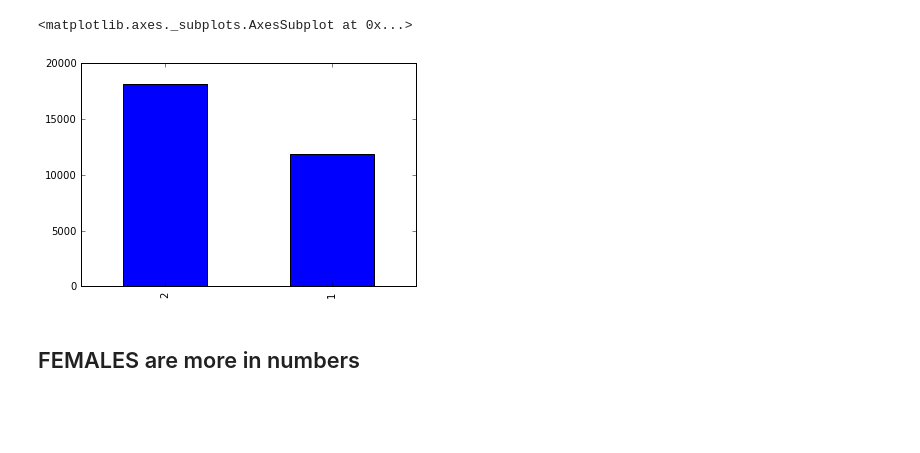
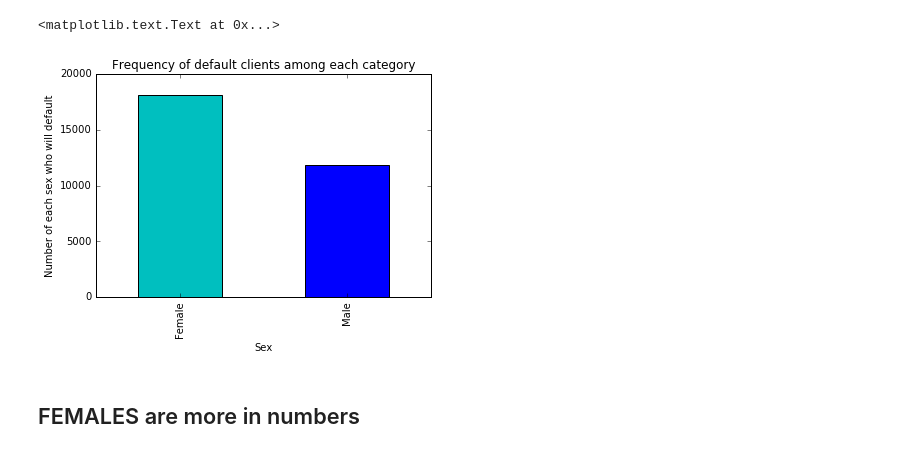
Before and after one commit to singh0021/DataScienceMasters, a Jupyter notebook: Capstone/Credit_Clients.ipynb, the cells around one changed output. Saved outputs shown, nothing was run; the diff lists cells and outputs as text; code cells hidden in the pictures; blank space fills up the shorter version.

```diff
--- a/Capstone/Credit_Clients.ipynb
+++ b/Capstone/Credit_Clients.ipynb
@@ -15,10 +15,16 @@ Populating the interactive namespace from numpy and matplotlib
 CreditClient = pd.read_excel("default_ credit_clients.xls", header=1)
 # %%
 C=CreditClient
-# %%
-C.SEX.value_counts().plot(kind='bar')
-# %% [output]
-<matplotlib.axes._subplots.AxesSubplot at 0x...>
-[figure, removed]
+# %%
+fig =plt.figure()
+ax =fig.add_subplot(1,1,1)
+C.SEX.value_counts().plot(kind='bar', color='cb')
+ax.set_xlabel("Sex")
+ax.set_ylabel("Number of each sex who will default")
+ax.set_xticklabels(['Female','Male'])
+ax.set_title('Frequency of default clients among each category')
+# %% [output]
+<matplotlib.text.Text at 0x...>
+[figure, added]
 # %% [markdown]
 ## FEMALES are more in numbers
```
Also changed, not shown: parts of 35 cells of this notebook, 3 other files.
